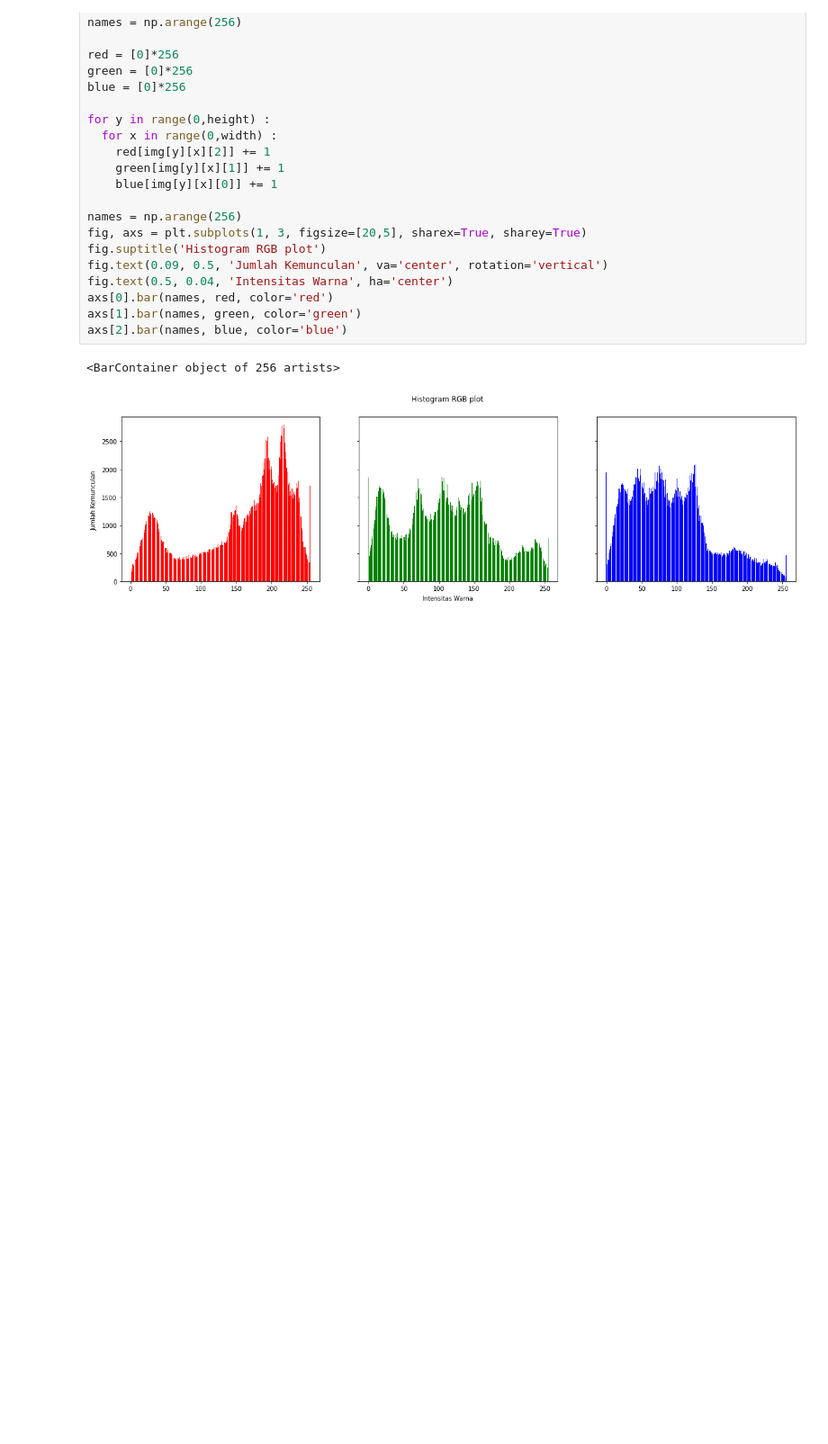
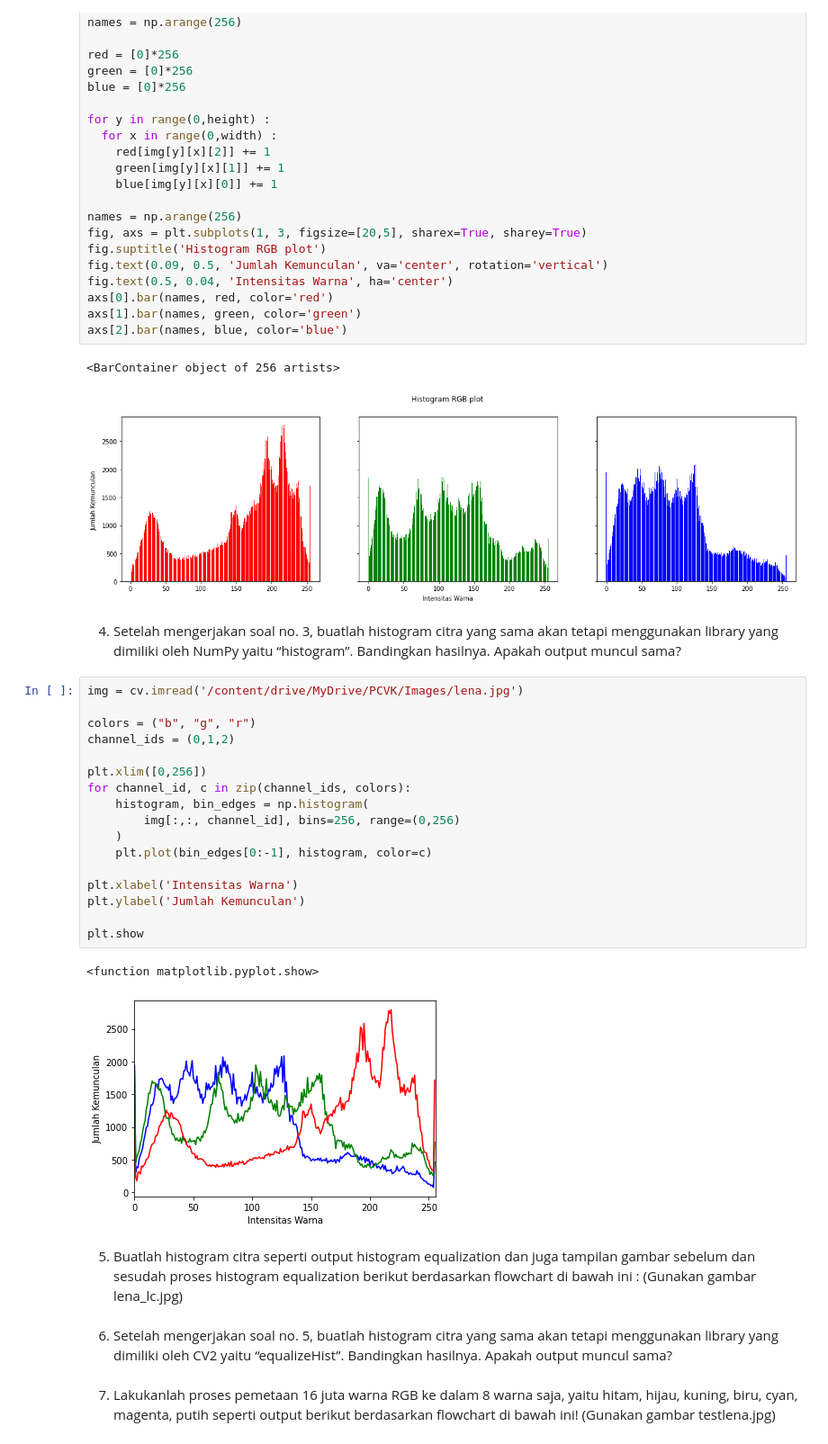
Before and after one commit to lilipolinema/PCVK_Genap_2021, a Jupyter notebook: Week6.ipynb, the cells around one changed output. Shown at 90% size. Cells and saved outputs as stored; diff of their text form; blank space fills up the shorter version.

```diff
--- a/Week6.ipynb
+++ b/Week6.ipynb
@@ -59,3 +59,39 @@ axs[2].bar(names, blue, color='blue')
 # %% [output]
 <BarContainer object of 256 artists>
 [figure]
+# %% [markdown]
+4. Setelah mengerjakan soal no. 3, buatlah histogram citra yang sama akan tetapi
+menggunakan library yang dimiliki oleh NumPy yaitu “histogram”. Bandingkan
+hasilnya. Apakah output muncul sama?
+# %%
+img = cv.imread('/content/drive/MyDrive/PCVK/Images/lena.jpg')
+
+colors = ("b", "g", "r")
+channel_ids = (0,1,2)
+
+plt.xlim([0,256])
+for channel_id, c in zip(channel_ids, colors):
+    histogram, bin_edges = np.histogram(
+        img[:,:, channel_id], bins=256, range=(0,256)
+    )
+    plt.plot(bin_edges[0:-1], histogram, color=c)
+
+plt.xlabel('Intensitas Warna')
+plt.ylabel('Jumlah Kemunculan')
+
+plt.show
+# %% [output]
+<function matplotlib.pyplot.show>
+[figure, added]
+# %% [markdown]
+5. Buatlah histogram citra seperti output histogram equalization dan juga tampilan
+gambar sebelum dan sesudah proses histogram equalization berikut berdasarkan
+flowchart di bawah ini : (Gunakan gambar lena_lc.jpg)
+# %% [markdown]
+6. Setelah mengerjakan soal no. 5, buatlah histogram citra yang sama akan tetapi
+menggunakan library yang dimiliki oleh CV2 yaitu “equalizeHist”. Bandingkan
+hasilnya. Apakah output muncul sama?
+# %% [markdown]
+7. Lakukanlah proses pemetaan 16 juta warna RGB ke dalam 8 warna saja, yaitu hitam,
+hijau, kuning, biru, cyan, magenta, putih seperti output berikut berdasarkan flowchart
+di bawah ini! (Gunakan gambar testlena.jpg)
```
Also changed, not shown: parts of 1 cell of this notebook.
